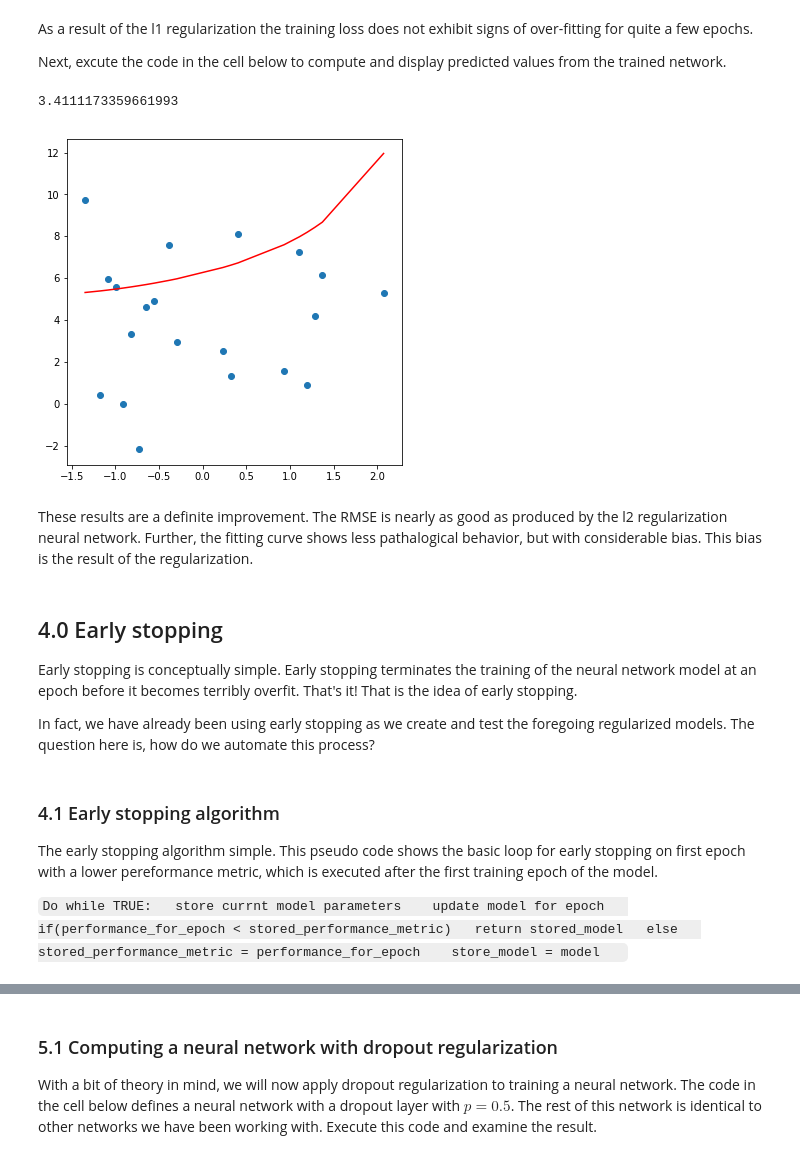
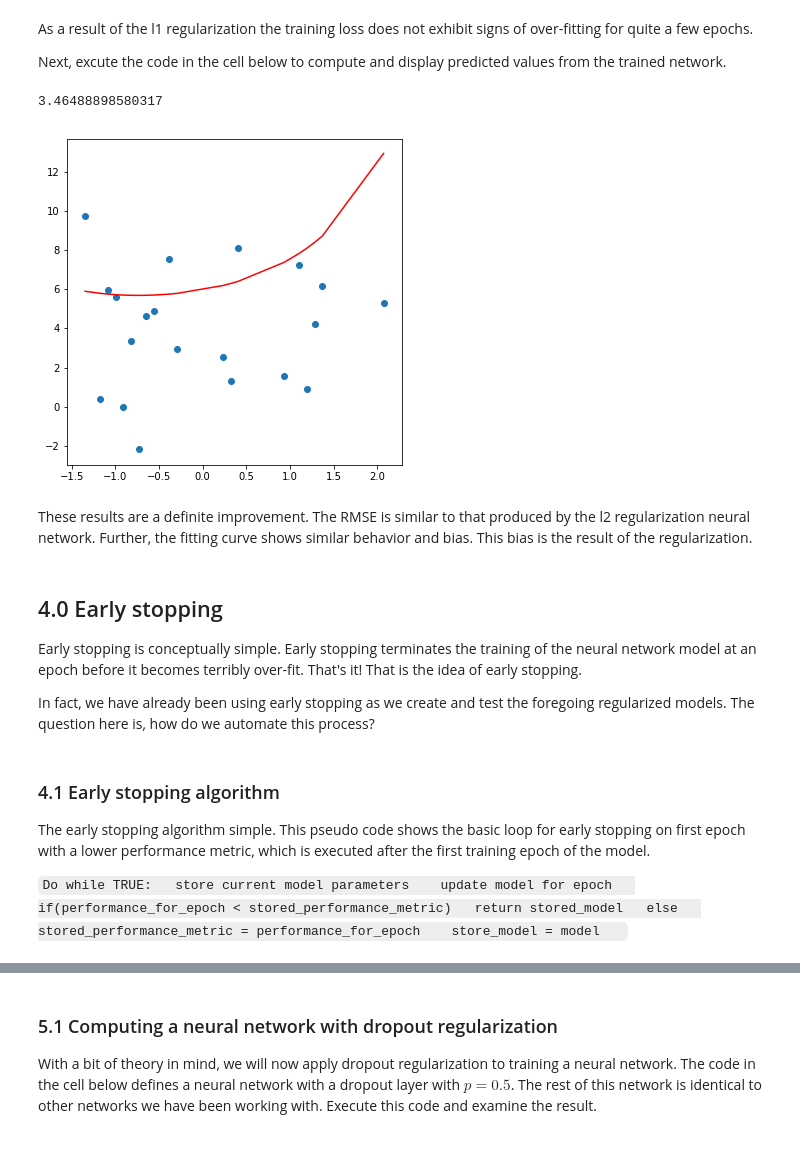
Before and after one commit to StephenElston/MachineLearning530, a Jupyter notebook: Lesson2/IntroToRegularization.ipynb, the cells around one changed output, grey strips where cells are left out. Saved outputs shown, nothing was run; the diff lists cells and outputs as text; code cells hidden in the pictures.

```diff
--- a/Lesson2/IntroToRegularization.ipynb
+++ b/Lesson2/IntroToRegularization.ipynb
@@ -508,30 +533,30 @@ As a result of the l1 regularization the training loss does not exhibit signs of
 Next, excute the code in the cell below to compute and display predicted values from the trained network.
 # %%
 history = nn.fit(x_scale, y_train,
-                  epochs = 35, batch_size = 1,
+                  epochs = 40, batch_size = 1,
                   validation_data = (x_scale_test, y_test),
                   verbose = 0)
 predicted = nn.predict(x_scale_test)
 plot_reg(x_scale_test[:,0], predicted, y_test)
 print(np.std(predicted - y_test))
 # %% [output]
-3.4111173359661993
+3.46488898580317
-[figure, old version]
+[figure, new version]
 # %% [markdown]
-These results are a definite improvement. The RMSE is nearly as good as produced by the l2 regularization neural network. Further, the fitting curve shows less pathalogical behavior, but with considerable bias. This bias is the result of the regularization.
+These results are a definite improvement. The RMSE is similar to that produced by the l2 regularization neural network. Further, the fitting curve shows similar behavior and bias. This bias is the result of the regularization.
 # %% [markdown]
 ## 4.0 Early stopping
 
-Early stopping is conceptually simple. Early stopping terminates the training of the neural network model at an epoch before it becomes terribly overfit. That's it! That is the idea of early stopping.
+Early stopping is conceptually simple. Early stopping terminates the training of the neural network model at an epoch before it becomes terribly over-fit. That's it! That is the idea of early stopping.
 
 In fact, we have already been using early stopping as we create and test the foregoing regularized models. The question here is, how do we automate this process?
 # %% [markdown]
 ### 4.1 Early stopping algorithm
 
-The early stopping algorithm simple. This pseudo code shows the basic loop for early stopping on first epoch with a lower pereformance metric, which is executed after the first training epoch of the model.
+The early stopping algorithm simple. This pseudo code shows the basic loop for early stopping on first epoch with a lower performance metric, which is executed after the first training epoch of the model.
 
 `Do while TRUE:
-    store currnt model parameters
+    store current model parameters
     update model for epoch
     if(performance_for_epoch < stored_performance_metric)
         return stored_model
```
Also changed, not shown: parts of 48 cells of this notebook.
